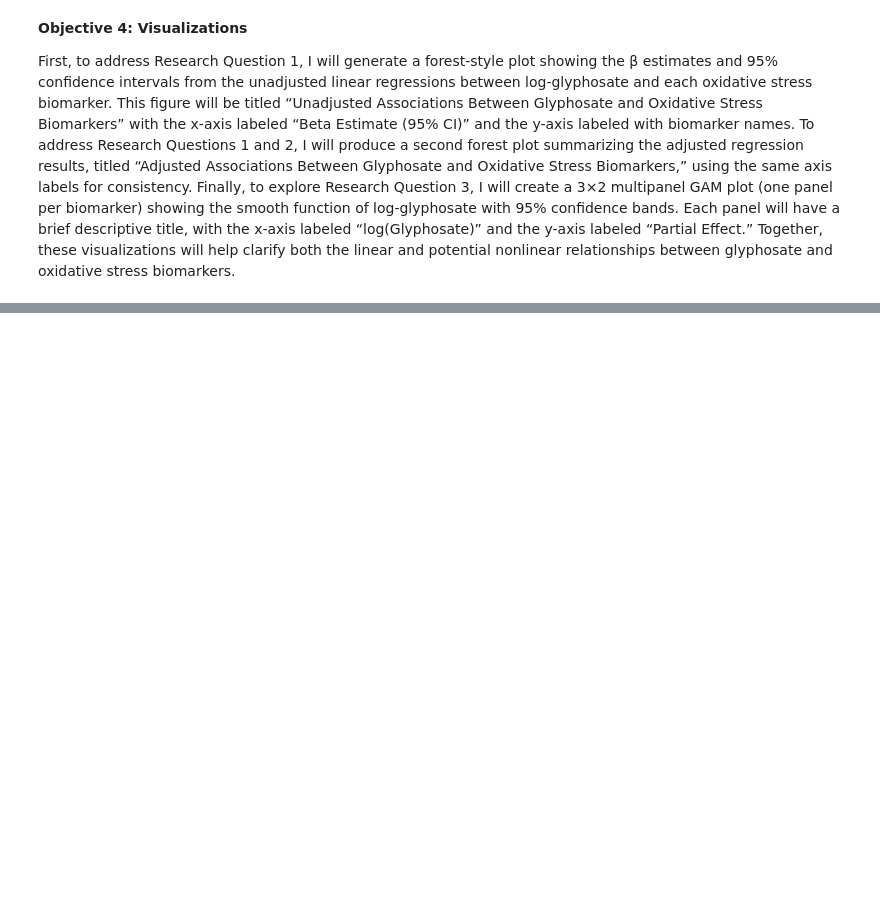
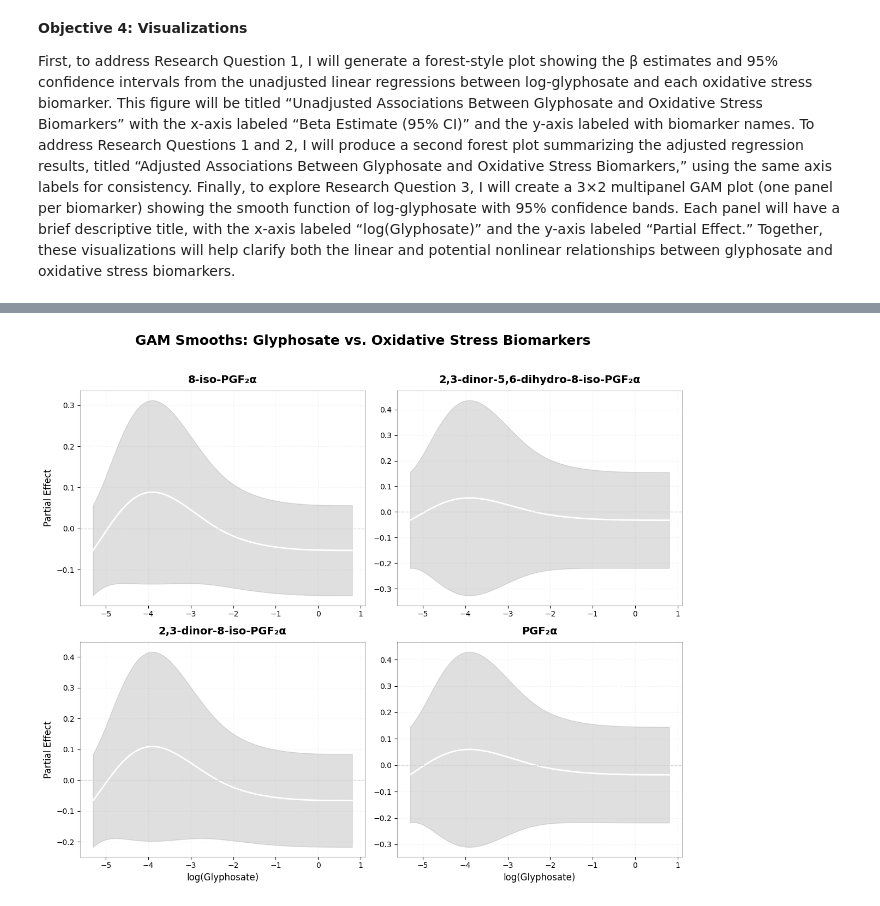
Before and after one commit to jarwari/bios584final, a Jupyter notebook: SAP.ipynb, the cells around one changed output, grey strips where cells are left out. Saved outputs shown, nothing was run; the diff lists cells and outputs as text; code cells hidden in the pictures; blank space fills up the shorter version.

```diff
--- a/SAP.ipynb
+++ b/SAP.ipynb
@@ -42,0 +472,91 @@ First, to address Research Question 1, I will generate a forest-style plot showi
+# %%
+# GAM plots
+x_pred = np.linspace(df[exp].min(), df[exp].max(), 200)
+gam_pred = {}
+
+for outcome in outcomes:
+    model = gam_results[outcome]
+
+    # Exog matrix = intercept only
+    exog_pred = np.ones((len(x_pred), 1))
+
+    # Smoother prediction matrix
+    bs = model.model.smoother
+    exog_smooth_pred = bs.transform(x_pred.reshape(-1, 1))
+
+    # Compute predictions
+    pred_res = model.get_prediction(
+        exog=exog_pred,
+        exog_smooth=exog_smooth_pred
+    )
+
+    fit = pred_res.predicted_mean
+    se = pred_res.se_mean
+
+    # Partial effect (center for visualization)
+    fit_centered = fit - fit.mean()
+
+    gam_pred[outcome] = pd.DataFrame({
+        "x": x_pred,
+        "fit": fit_centered,
+        "lower": fit_centered - 1.96 * se,
+        "upper": fit_centered + 1.96 * se
+    })
+
+fig, axes = plt.subplots(2, 2, figsize=(12, 10))
+axes = axes.flatten()
+
+for i, outcome in enumerate(outcomes):
+    ax = axes[i]
+    biomarker = label_map[outcome]
+    pred = gam_pred[outcome]
+
+    ax.plot(
+        pred["x"], pred["fit"],
+        color="white", linewidth=2
+    )
+
+    ax.fill_between(
+        pred["x"],
+        pred["lower"],
+        pred["upper"],
+        color="gray",
+        alpha=0.25
+    )
+
+    ax.set_title(
+        biomarker,
+        fontsize=14,
+        weight="bold",
+        pad=10
+    )
+
+    if i < 2:
+        ax.set_xlabel("")
+    else:
+        ax.set_xlabel("log(Glyphosate)", fontsize=12)
+
+    if i % 2 == 1:
+        ax.set_ylabel("")
+    else:
+        ax.set_ylabel("Partial Effect", fontsize=12)
+
+    ax.axhline(0, color="lightgray", linestyle="--", linewidth=1)
+    ax.grid(alpha=0.2, linestyle=":")
+
+    for spine in ax.spines.values():
+        spine.set_alpha(0.3)
+
+for j in range(len(outcomes), 4):
+    fig.delaxes(axes[j])
+
+fig.suptitle(
+    "GAM Smooths: Glyphosate vs. Oxidative Stress Biomarkers",
+    fontsize=18,
+    weight="bold",
+    y=1.02
+)
+plt.tight_layout()
+plt.show()
+# %% [output]
+[figure, added]
```
Also changed, not shown: parts of 9 cells of this notebook.
